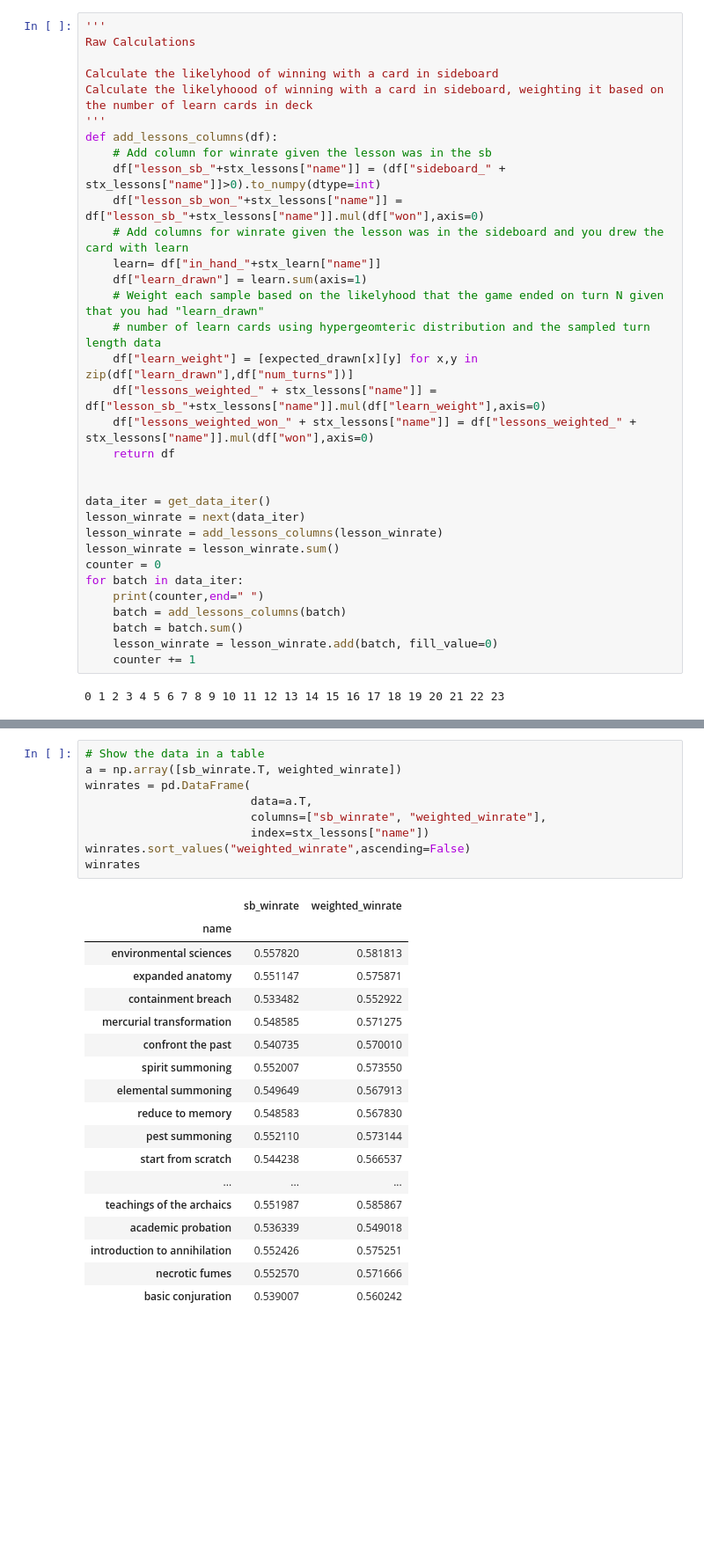
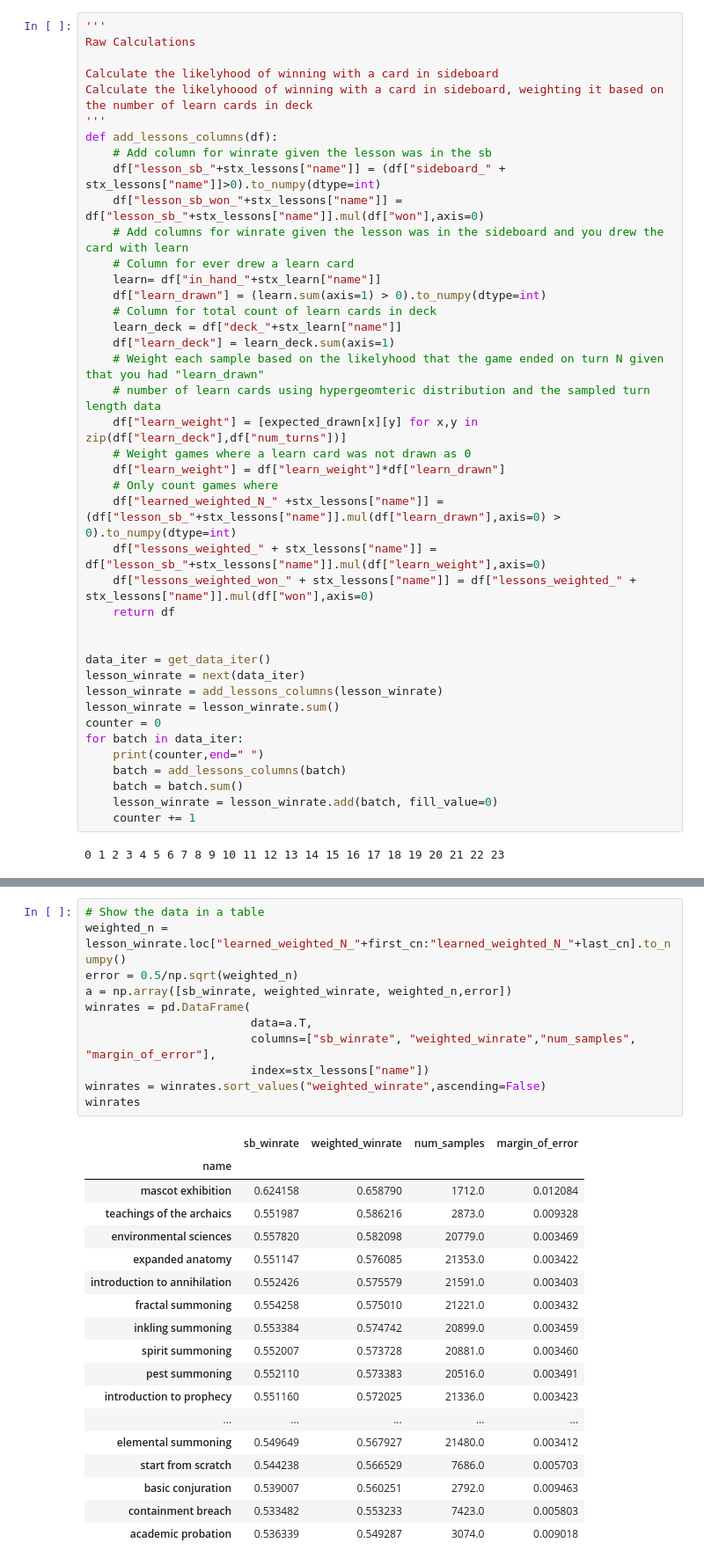
Before and after one commit to billybrickner/MTGData, a Jupyter notebook: Proposed Lesson Winrate Data Gathering.ipynb, the cells around one changed output, grey strips where cells are left out. Shown at 88% size. Cells and saved outputs as stored; diff of their text form; blank space fills up the shorter version.

Commit message:
Added N to table

```diff
--- a/Proposed Lesson Winrate Data Gathering.ipynb
+++ b/Proposed Lesson Winrate Data Gathering.ipynb
@@ -255,11 +255,19 @@ def add_lessons_columns(df):
     df["lesson_sb_"+stx_lessons["name"]] = (df["sideboard_" + stx_lessons["name"]]>0).to_numpy(dtype=int)
     df["lesson_sb_won_"+stx_lessons["name"]] = df["lesson_sb_"+stx_lessons["name"]].mul(df["won"],axis=0)
     # Add columns for winrate given the lesson was in the sideboard and you drew the card with learn
+    # Column for ever drew a learn card
     learn= df["in_hand_"+stx_learn["name"]]
-    df["learn_drawn"] = learn.sum(axis=1)
+    df["learn_drawn"] = (learn.sum(axis=1) > 0).to_numpy(dtype=int)
+    # Column for total count of learn cards in deck
+    learn_deck = df["deck_"+stx_learn["name"]]
+    df["learn_deck"] = learn_deck.sum(axis=1)
     # Weight each sample based on the likelyhood that the game ended on turn N given that you had "learn_drawn"
     # number of learn cards using hypergeomteric distribution and the sampled turn length data
-    df["learn_weight"] = [expected_drawn[x][y] for x,y in zip(df["learn_drawn"],df["num_turns"])]
+    df["learn_weight"] = [expected_drawn[x][y] for x,y in zip(df["learn_deck"],df["num_turns"])]
+    # Weight games where a learn card was not drawn as 0
+    df["learn_weight"] = df["learn_weight"]*df["learn_drawn"]
+    # Only count games where
+    df["learned_weighted_N_" +stx_lessons["name"]] = (df["lesson_sb_"+stx_lessons["name"]].mul(df["learn_drawn"],axis=0) > 0).to_numpy(dtype=int)
     df["lessons_weighted_" + stx_lessons["name"]] =  df["lesson_sb_"+stx_lessons["name"]].mul(df["learn_weight"],axis=0)
     df["lessons_weighted_won_" + stx_lessons["name"]] = df["lessons_weighted_" + stx_lessons["name"]].mul(df["won"],axis=0)
     return df
@@ -306,29 +314,31 @@ plt.show()
 [figure]
 # %%
 # Show the data in a table
-a = np.array([sb_winrate.T, weighted_winrate])
+weighted_n = lesson_winrate.loc["learned_weighted_N_"+first_cn:"learned_weighted_N_"+last_cn].to_numpy()
+error = 0.5/np.sqrt(weighted_n)
+a = np.array([sb_winrate, weighted_winrate, weighted_n,error])
 winrates = pd.DataFrame(
                         data=a.T,
-                        columns=["sb_winrate", "weighted_winrate"],
+                        columns=["sb_winrate", "weighted_winrate","num_samples", "margin_of_error"],
                         index=stx_lessons["name"])
-winrates.sort_values("weighted_winrate",ascending=False)
+winrates = winrates.sort_values("weighted_winrate",ascending=False)
 winrates
 # %% [output]
-|  | sb_winrate | weighted_winrate |
-| name |  |  |
-| environmental sciences | 0.557820 | 0.581813 |
-| expanded anatomy | 0.551147 | 0.575871 |
-| containment breach | 0.533482 | 0.552922 |
-| mercurial transformation | 0.548585 | 0.571275 |
-| confront the past | 0.540735 | 0.570010 |
-| spirit summoning | 0.552007 | 0.573550 |
-| elemental summoning | 0.549649 | 0.567913 |
-| reduce to memory | 0.548583 | 0.567830 |
-| pest summoning | 0.552110 | 0.573144 |
-| start from scratch | 0.544238 | 0.566537 |
-| ... | ... | ... |
-| teachings of the archaics | 0.551987 | 0.585867 |
-| academic probation | 0.536339 | 0.549018 |
-| introduction to annihilation | 0.552426 | 0.575251 |
-| necrotic fumes | 0.552570 | 0.571666 |
-| basic conjuration | 0.539007 | 0.560242 |
+|  | sb_winrate | weighted_winrate | num_samples | margin_of_error |
+| name |  |  |  |  |
+| mascot exhibition | 0.624158 | 0.658790 | 1712.0 | 0.012084 |
+| teachings of the archaics | 0.551987 | 0.586216 | 2873.0 | 0.009328 |
+| environmental sciences | 0.557820 | 0.582098 | 20779.0 | 0.003469 |
+| expanded anatomy | 0.551147 | 0.576085 | 21353.0 | 0.003422 |
+| introduction to annihilation | 0.552426 | 0.575579 | 21591.0 | 0.003403 |
+| fractal summoning | 0.554258 | 0.575010 | 21221.0 | 0.003432 |
+| inkling summoning | 0.553384 | 0.574742 | 20899.0 | 0.003459 |
+| spirit summoning | 0.552007 | 0.573728 | 20881.0 | 0.003460 |
+| pest summoning | 0.552110 | 0.573383 | 20516.0 | 0.003491 |
+| introduction to prophecy | 0.551160 | 0.572025 | 21336.0 | 0.003423 |
+| ... | ... | ... | ... | ... |
+| elemental summoning | 0.549649 | 0.567927 | 21480.0 | 0.003412 |
+| start from scratch | 0.544238 | 0.566529 | 7686.0 | 0.005703 |
+| basic conjuration | 0.539007 | 0.560251 | 2792.0 | 0.009463 |
+| containment breach | 0.533482 | 0.553233 | 7423.0 | 0.005803 |
+| academic probation | 0.536339 | 0.549287 | 3074.0 | 0.009018 |
```
Also changed, not shown: parts of 2 cells of this notebook.
